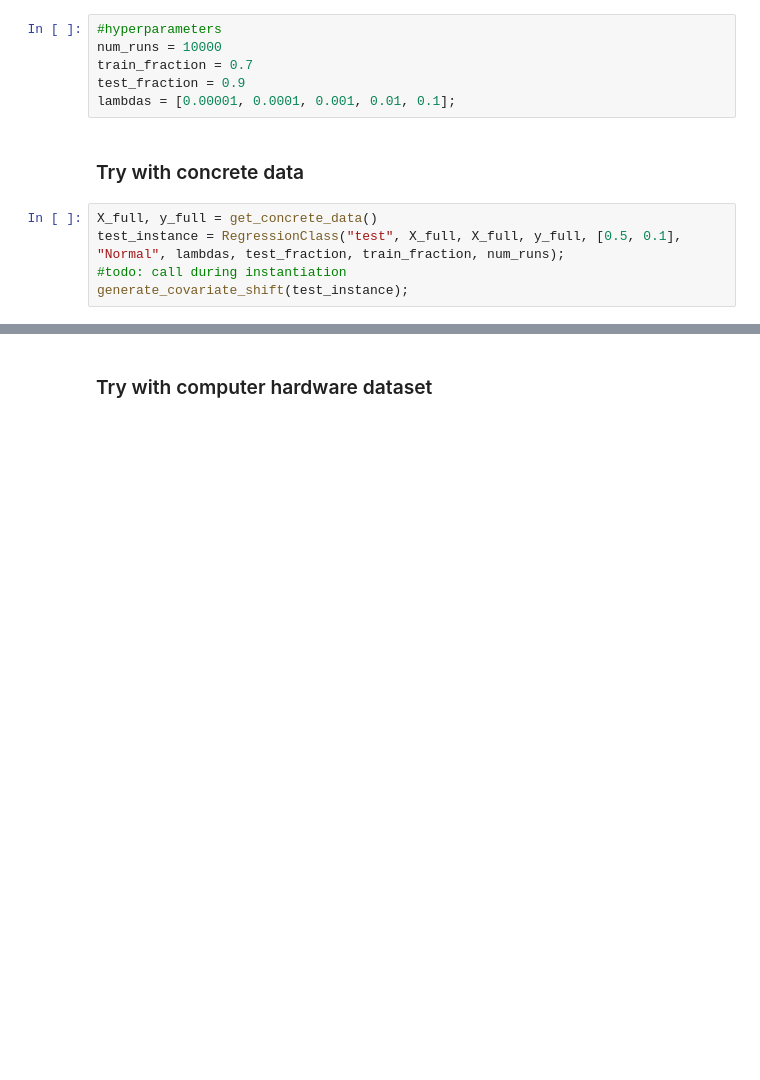
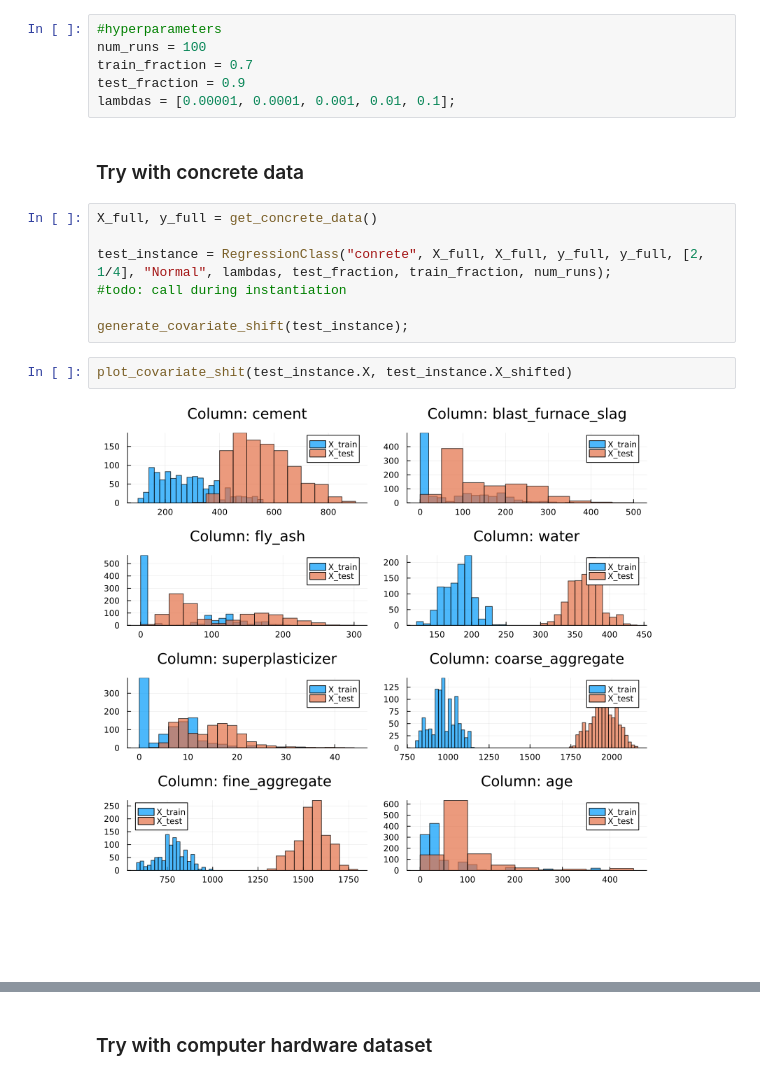
Before and after one commit to mogdog18/CovariateStableReg, a Jupyter notebook: src/class_notebook.ipynb, the cells around one changed output, grey strips where cells are left out. Cells and saved outputs as stored; diff of their text form; blank space fills up the shorter version.

Commit message:
tried another covariate

```diff
--- a/src/class_notebook.ipynb
+++ b/src/class_notebook.ipynb
@@ -284,7 +287,7 @@ repeat_four_methods (generic function with 1 method)
 ## Test with DATA
 # %%
 #hyperparameters
-num_runs = 10000
+num_runs = 100
 train_fraction = 0.7
 test_fraction = 0.9
 lambdas = [0.00001, 0.0001, 0.001, 0.01, 0.1];
@@ -292,9 +295,15 @@ lambdas = [0.00001, 0.0001, 0.001, 0.01, 0.1];
 ### Try with concrete data
 # %%
 X_full, y_full = get_concrete_data()
-test_instance = RegressionClass("test", X_full, X_full, y_full, [0.5, 0.1], "Normal", lambdas, test_fraction, train_fraction, num_runs);
+
+test_instance = RegressionClass("conrete", X_full, X_full, y_full, y_full, [2, 1/4], "Normal", lambdas, test_fraction, train_fraction, num_runs);
 #todo: call during instantiation
+
 generate_covariate_shift(test_instance);
+# %%
+plot_covariate_shit(test_instance.X, test_instance.X_shifted)
+# %% [output]
+[figure, added]
 # %%
 random_mse_test_scores, random_weights_mse_test_scores, optim_mse_test_scores, optim_weights_mse_test_scores = repeat_four_methods(test_instance)
 
```
Also changed, not shown: parts of 23 cells of this notebook, 2 other files.
